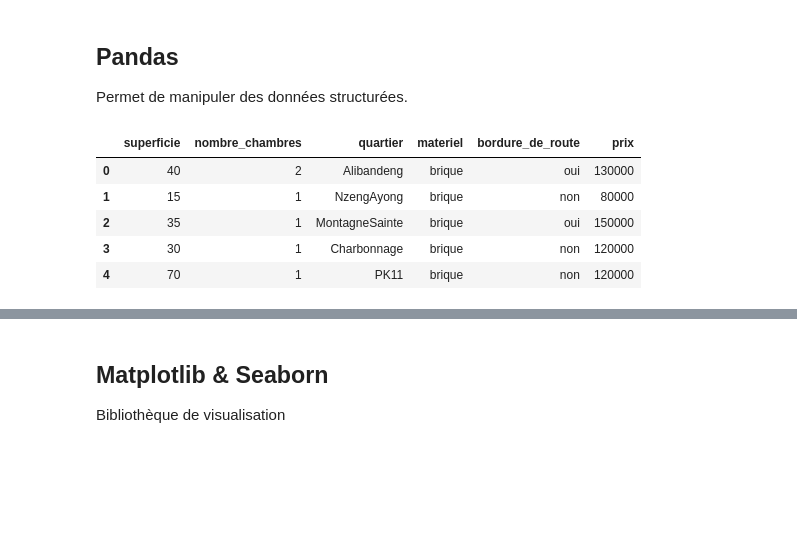
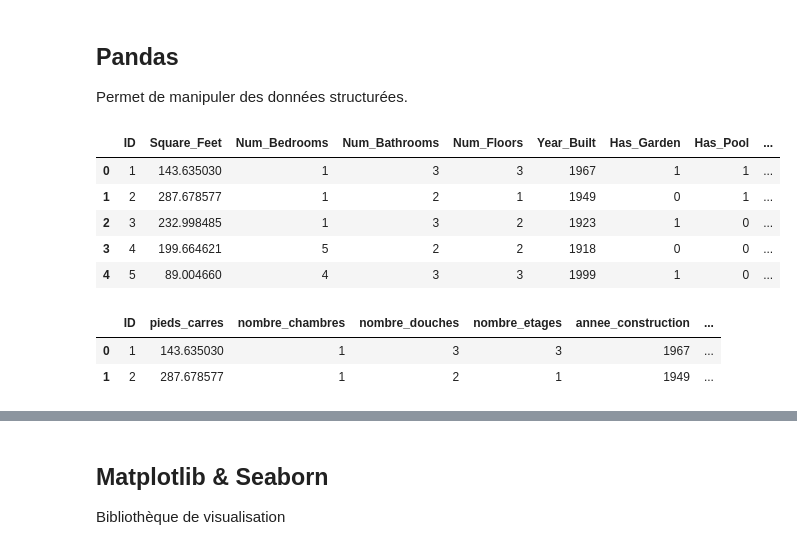
Before and after one commit to Zedfst/Linear_Regression, a Jupyter notebook: Rent_Prediction.ipynb, the cells around one changed output, grey strips where cells are left out. Drawn from its saved outputs; the diff is of its cells as text; code cells hidden in the pictures; blank space fills up the shorter version.

```diff
--- a/Rent_Prediction.ipynb
+++ b/Rent_Prediction.ipynb
@@ -32,12 +7,37 @@ X_df
 ## Pandas
 Permet de manipuler des données structurées.
 # %%
-data=pd.read_csv('src/data.csv')#Lire le fichier csv.
+data=pd.read_csv('src/data1.csv')#Lire le fichier csv.
 data.head()#Affiche les 5 premières lignes du dataframe.
 # %% [output]
-|  | superficie | nombre_chambres | quartier | materiel | bordure_de_route | prix |
-| 0 | 40 | 2 | Alibandeng | brique | oui | 130000 |
-| 1 | 15 | 1 | NzengAyong | brique | non | 80000 |
-| 2 | 35 | 1 | MontagneSainte | brique | oui | 150000 |
-| 3 | 30 | 1 | Charbonnage | brique | non | 120000 |
-| 4 | 70 | 1 | PK11 | brique | non | 120000 |
+|  | ID | Square_Feet | Num_Bedrooms | Num_Bathrooms | Num_Floors | Year_Built | Has_Garden | Has_Pool | ... |
+| 0 | 1 | 143.635030 | 1 | 3 | 3 | 1967 | 1 | 1 | ... |
+| 1 | 2 | 287.678577 | 1 | 2 | 1 | 1949 | 0 | 1 | ... |
+| 2 | 3 | 232.998485 | 1 | 3 | 2 | 1923 | 1 | 0 | ... |
+| 3 | 4 | 199.664621 | 5 | 2 | 2 | 1918 | 0 | 0 | ... |
+| 4 | 5 | 89.004660 | 4 | 3 | 3 | 1999 | 1 | 0 | ... |
+# %%
+#Renommer les colonnes en français
+nouveaux_noms_colonnes={
+    "Square_Feet":"pieds_carres",#Evitez de nommer les colonnes comme suit: pieds carrés
+    "Num_Bedrooms":"nombre_chambres",
+    "Num_Bathrooms":"nombre_douches",
+    "Num_Floors":"nombre_etages",
+    "Year_Built":"annee_construction",
+    "Has_Garden":"avec_jardin",
+    "Has_Pool":"avec_piscine",
+    "Garage_Size":"taille_garage",
+    "Location_Score":"score_localisationto",
+    "Distance_to_Center":"distance_centre_ville",
+    "Price":"prix"
+}
+
+data.rename(columns=nouveaux_noms_colonnes,inplace=True)
+#Inplace permet de modifier directement le dataframe. Sa valeur par défaut est False.
+#Si vous auriez défini inplace à False vous auriez dû réaffecter la valeur data comme ci dessous.
+# data=data.rename(columns=nouveaux_noms_colonnes,inplace=False)
+data.head(2)
+# %% [output]
+|  | ID | pieds_carres | nombre_chambres | nombre_douches | nombre_etages | annee_construction | ... |
+| 0 | 1 | 143.635030 | 1 | 3 | 3 | 1967 | ... |
+| 1 | 2 | 287.678577 | 1 | 2 | 1 | 1949 | ... |
```
Also changed, not shown: parts of 12 cells of this notebook, 1 other file.
